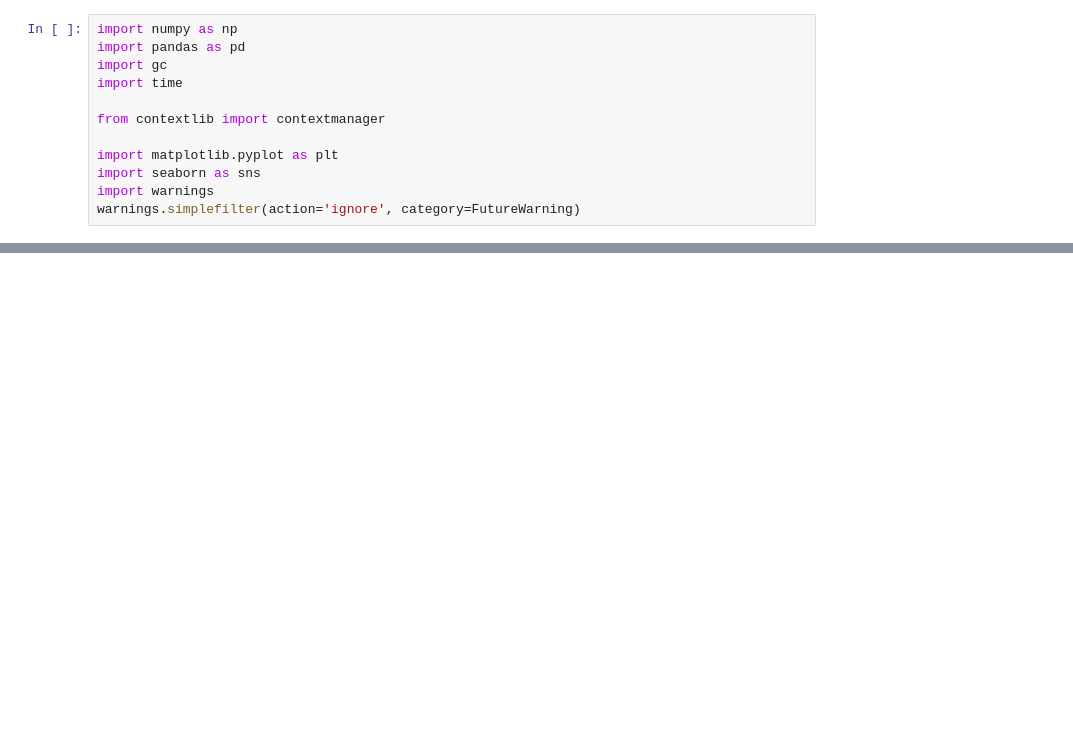
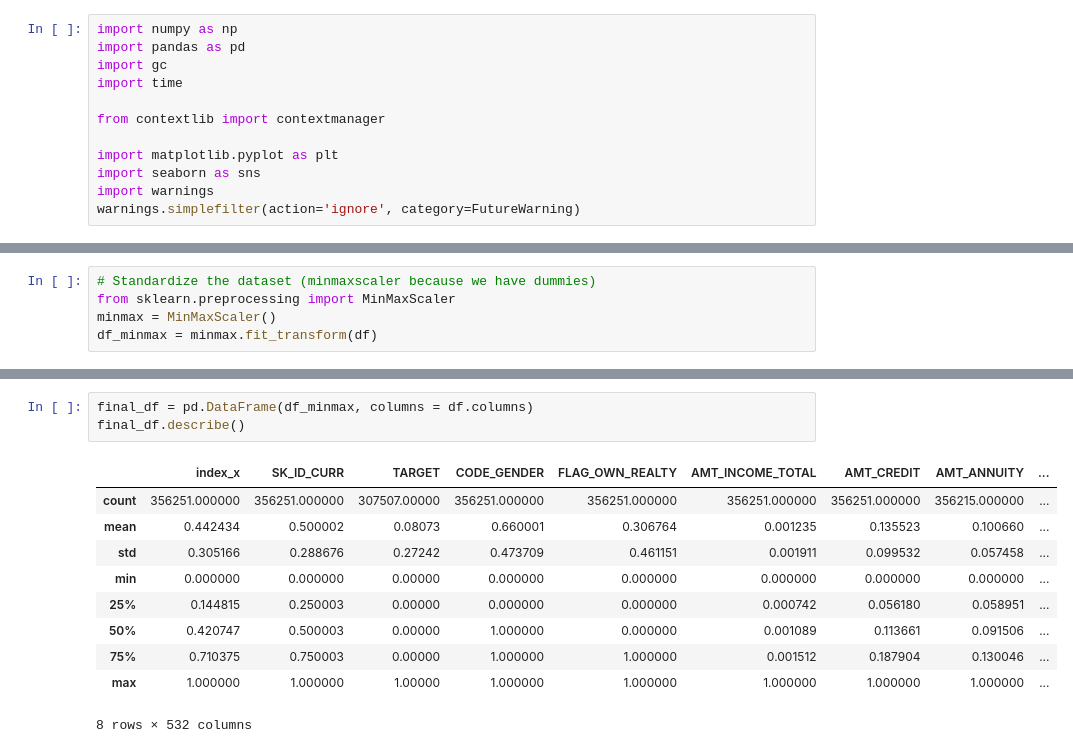
Before and after one commit to gregmansio/Home-credit-default-risk-OC-P7, a Jupyter notebook: notebook_database_and_modelisation.ipynb, the cells around one changed output, grey strips where cells are left out. Drawn from its saved outputs; the diff is of its cells as text; blank space fills up the shorter version.

```diff
--- a/notebook_database_and_modelisation.ipynb
+++ b/notebook_database_and_modelisation.ipynb
@@ -510,0 +531,5 @@ Run LightGBM with kfold - done in 102s
+# %%
+# Standardize the dataset (minmaxscaler because we have dummies)
+from sklearn.preprocessing import MinMaxScaler
+minmax = MinMaxScaler()
+df_minmax = minmax.fit_transform(df)
@@ -510,0 +549,14 @@ Run LightGBM with kfold - done in 102s
+# %%
+final_df = pd.DataFrame(df_minmax, columns = df.columns)
+final_df.describe()
+# %% [output]
+|  | index_x | SK_ID_CURR | TARGET | CODE_GENDER | FLAG_OWN_REALTY | AMT_INCOME_TOTAL | AMT_CREDIT | AMT_ANNUITY | ... |
+| count | 356251.000000 | 356251.000000 | 307507.00000 | 356251.000000 | 356251.000000 | 356251.000000 | 356251.000000 | 356215.000000 | ... |
+| mean | 0.442434 | 0.500002 | 0.08073 | 0.660001 | 0.306764 | 0.001235 | 0.135523 | 0.100660 | ... |
+| std | 0.305166 | 0.288676 | 0.27242 | 0.473709 | 0.461151 | 0.001911 | 0.099532 | 0.057458 | ... |
+| min | 0.000000 | 0.000000 | 0.00000 | 0.000000 | 0.000000 | 0.000000 | 0.000000 | 0.000000 | ... |
+| 25% | 0.144815 | 0.250003 | 0.00000 | 0.000000 | 0.000000 | 0.000742 | 0.056180 | 0.058951 | ... |
+| 50% | 0.420747 | 0.500003 | 0.00000 | 1.000000 | 0.000000 | 0.001089 | 0.113661 | 0.091506 | ... |
+| 75% | 0.710375 | 0.750003 | 0.00000 | 1.000000 | 1.000000 | 0.001512 | 0.187904 | 0.130046 | ... |
+| max | 1.000000 | 1.000000 | 1.00000 | 1.000000 | 1.000000 | 1.000000 | 1.000000 | 1.000000 | ... |
+8 rows × 532 columns
```
Also changed, not shown: parts of 9 cells of this notebook.
